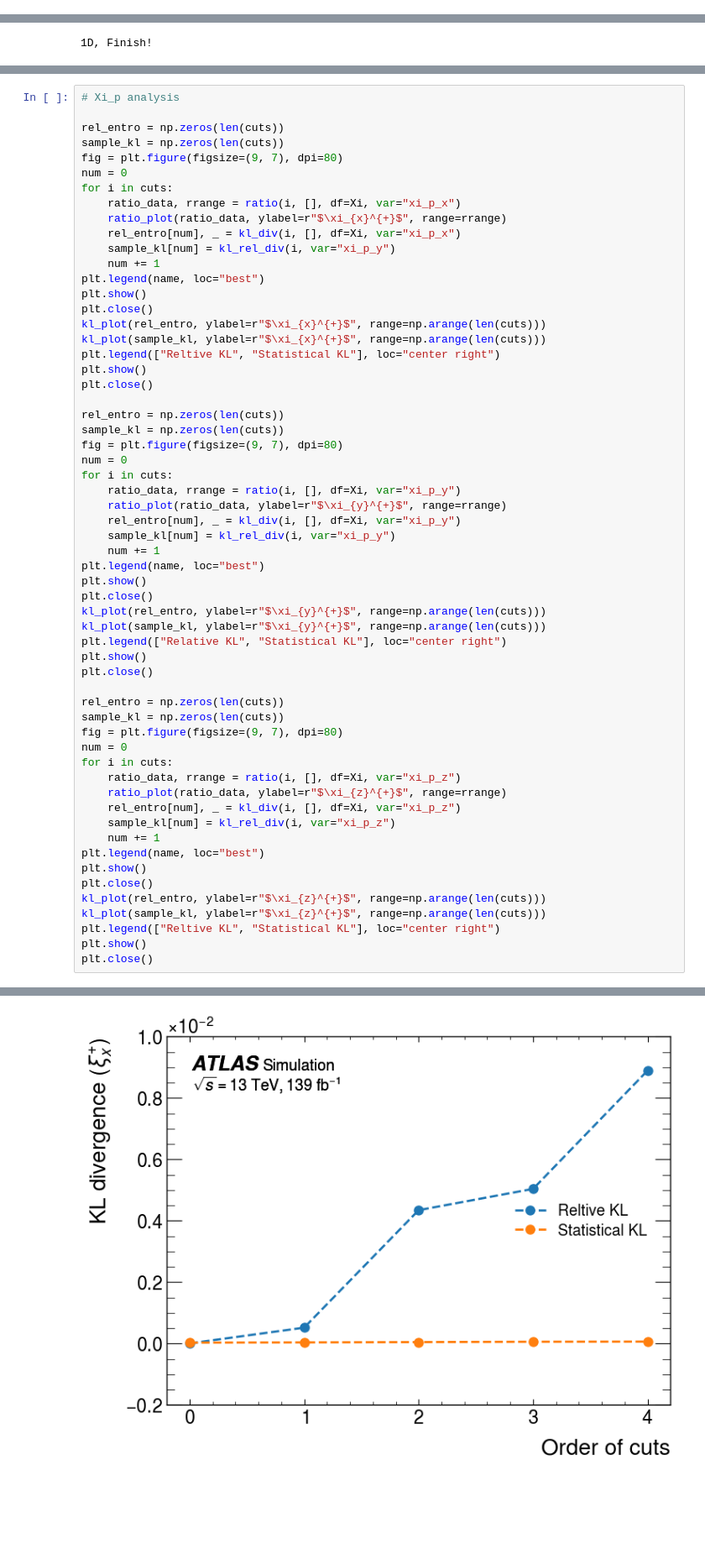
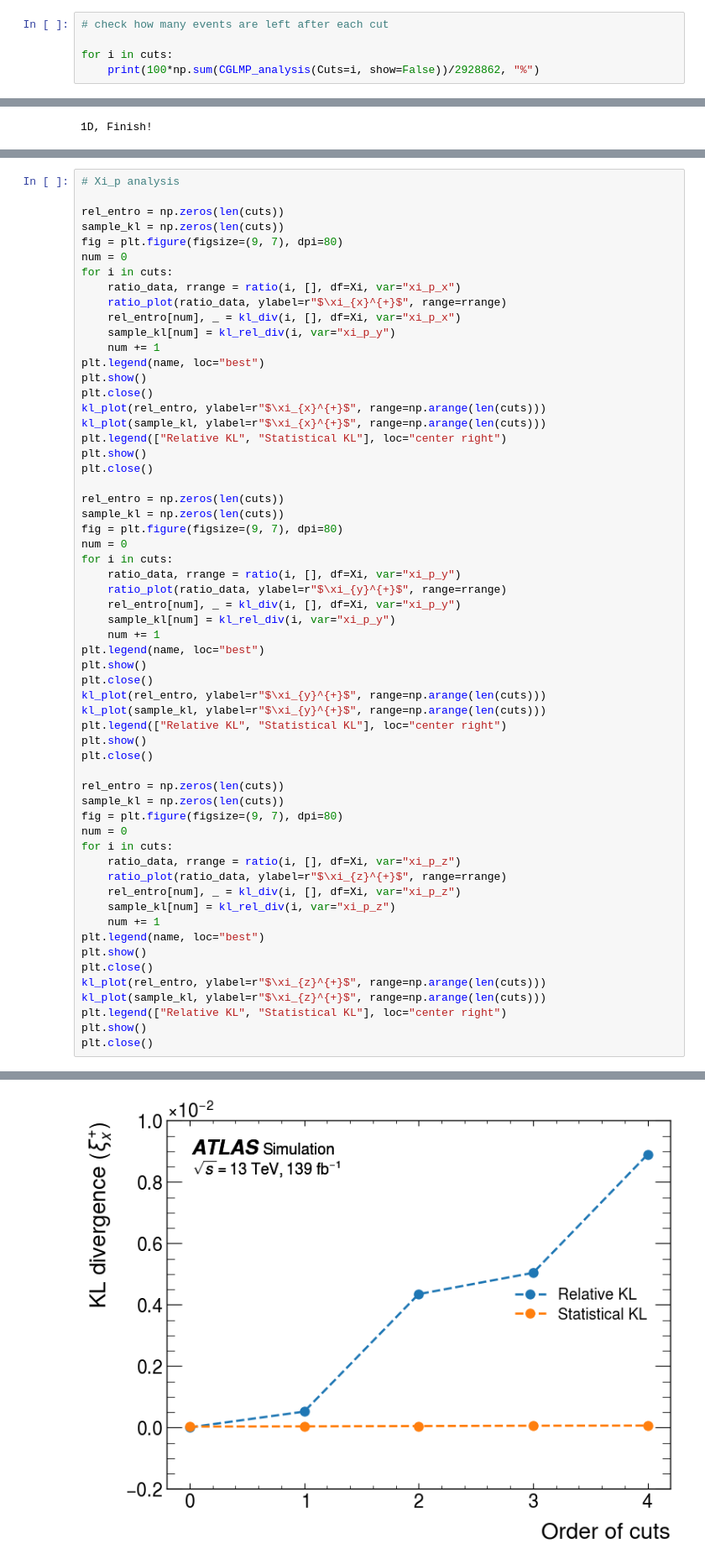
Before and after one commit to yygarypeng/Bell-Analysis, a Jupyter notebook: TRUTH3_dump_CutAnalysis/truth-analysis.ipynb, the cells around one changed output, grey strips where cells are left out. Shown at 84% size. Cells and saved outputs as stored; diff of their text form; blank space fills up the shorter version.

Commit message:
Amend some errors and add the analysis of how many ratio of events left after cuts selection.

```diff
--- a/TRUTH3_dump_CutAnalysis/truth-analysis.ipynb
+++ b/TRUTH3_dump_CutAnalysis/truth-analysis.ipynb
@@ -247,3 +247,8 @@ cuts = [
     ],
 ]
 name = ["0", "1", "2", "3", "4"]
+# %%
+# check how many events are left after each cut
+
+for i in cuts:
+    print(100*np.sum(CGLMP_analysis(Cuts=i, show=False))/2928862, "%")
@@ -452,7 +463,7 @@ plt.show()
 plt.close()
 kl_plot(rel_entro, ylabel=r"$\xi_{x}^{+}$", range=np.arange(len(cuts)))
 kl_plot(sample_kl, ylabel=r"$\xi_{x}^{+}$", range=np.arange(len(cuts)))
-plt.legend(["Reltive KL", "Statistical KL"], loc="center right")
+plt.legend(["Relative KL", "Statistical KL"], loc="center right")
 plt.show()
 plt.close()
 
@@ -467,35 +478,35 @@ for i in cuts:
     sample_kl[num] = kl_rel_div(i, var="xi_p_y")
     num += 1
 plt.legend(name, loc="best")
 plt.show()
 plt.close()
 kl_plot(rel_entro, ylabel=r"$\xi_{y}^{+}$", range=np.arange(len(cuts)))
 kl_plot(sample_kl, ylabel=r"$\xi_{y}^{+}$", range=np.arange(len(cuts)))
 plt.legend(["Relative KL", "Statistical KL"], loc="center right")
 plt.show()
 plt.close()
 
 rel_entro = np.zeros(len(cuts))
 sample_kl = np.zeros(len(cuts))
 fig = plt.figure(figsize=(9, 7), dpi=80)
 num = 0
 for i in cuts:
     ratio_data, rrange = ratio(i, [], df=Xi, var="xi_p_z")
     ratio_plot(ratio_data, ylabel=r"$\xi_{z}^{+}$", range=rrange)
     rel_entro[num], _ = kl_div(i, [], df=Xi, var="xi_p_z")
     sample_kl[num] = kl_rel_div(i, var="xi_p_z")
     num += 1
 plt.legend(name, loc="best")
 plt.show()
 plt.close()
 kl_plot(rel_entro, ylabel=r"$\xi_{z}^{+}$", range=np.arange(len(cuts)))
 kl_plot(sample_kl, ylabel=r"$\xi_{z}^{+}$", range=np.arange(len(cuts)))
-plt.legend(["Reltive KL", "Statistical KL"], loc="center right")
+plt.legend(["Relative KL", "Statistical KL"], loc="center right")
 plt.show()
 plt.close()
 # %% [output]
 [figure]
-[figure, old version]
+[figure, new version]
 [figure]
 [figure]
 [figure]
```
Also changed, not shown: parts of 4 cells of this notebook.
